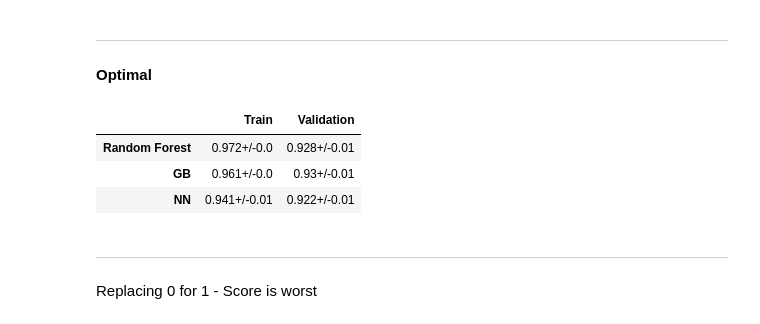
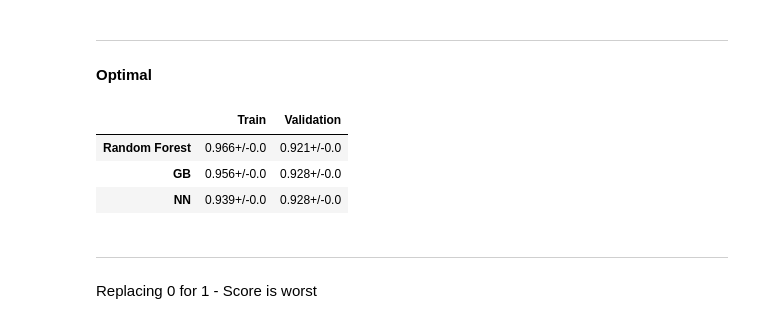
Before and after one commit to manelcbf/DSaML_Projects, a Jupyter notebook: Supervised_Learning/Supervised_Notebook_MF.ipynb, the cells around one changed output. Saved outputs shown, nothing was run; the diff lists cells and outputs as text; code cells hidden in the pictures.

```diff
--- a/Supervised_Learning/Supervised_Notebook_MF.ipynb
+++ b/Supervised_Learning/Supervised_Notebook_MF.ipynb
@@ -1612,25 +1612,25 @@ model_GB = GradientBoostingClassifier(learning_rate=0.06, loss='deviance',max_de
 model_NN = MLPClassifier(hidden_layer_sizes=(75, 75, 75), activation = 'logistic', solver = 'adam', learning_rate_init = 0.01)
 # %%
 data_sel = data[['Longevity','TypeTravel','RoomType','Gender']+\
-                ['Comfort','Location', 'Amenities', 'Staff', 'OnlineBooking','PriceQuality','ReceptionSchedule']].copy()
+                ['Comfort','Location', 'Amenities', 'Staff', 'OnlineBooking','PriceQuality']].copy()
 # if 'Year_Birth' in data_sel.columns:
 #             data_sel_mode = data_sel['Year_Birth'].mode()[0]
 #             data_sel['Year_Birth'].fillna(data_sel_mode, inplace = True)
 catvars = data_sel.select_dtypes(exclude=np.number).set_index(data_sel.index).columns
 data_final_dummies = pd.get_dummies(data_sel, columns=catvars, drop_first=True)
 scaler = MinMaxScaler().fit(data_final_dummies)
 data_final_scaled = scaler.transform(data_final_dummies)
 
 pd.DataFrame(data_final_scaled).iloc[:,(pd.DataFrame(data_final_scaled).dtypes=='int64').values] = \
 pd.DataFrame(data_final_scaled).iloc[:,(pd.DataFrame(data_final_scaled).dtypes=='int64').values].astype(np.int8)
 
 df = pd.DataFrame(columns = ['Train','Validation'], index = ['Random Forest','GB','NN'])
 show_results(df, pd.DataFrame(data_final_scaled), target, model_RF,model_GB,model_NN)
 # %% [output]
 |  | Train | Validation |
-| Random Forest | 0.972+/-0.0 | 0.928+/-0.01 |
-| GB | 0.961+/-0.0 | 0.93+/-0.01 |
-| NN | 0.941+/-0.01 | 0.922+/-0.01 |
+| Random Forest | 0.966+/-0.0 | 0.921+/-0.0 |
+| GB | 0.956+/-0.0 | 0.928+/-0.0 |
+| NN | 0.939+/-0.0 | 0.928+/-0.0 |
 # %% [markdown]
 ----
 Replacing 0 for 1 - Score is worst
```
Also changed, not shown: parts of 8 cells of this notebook.
